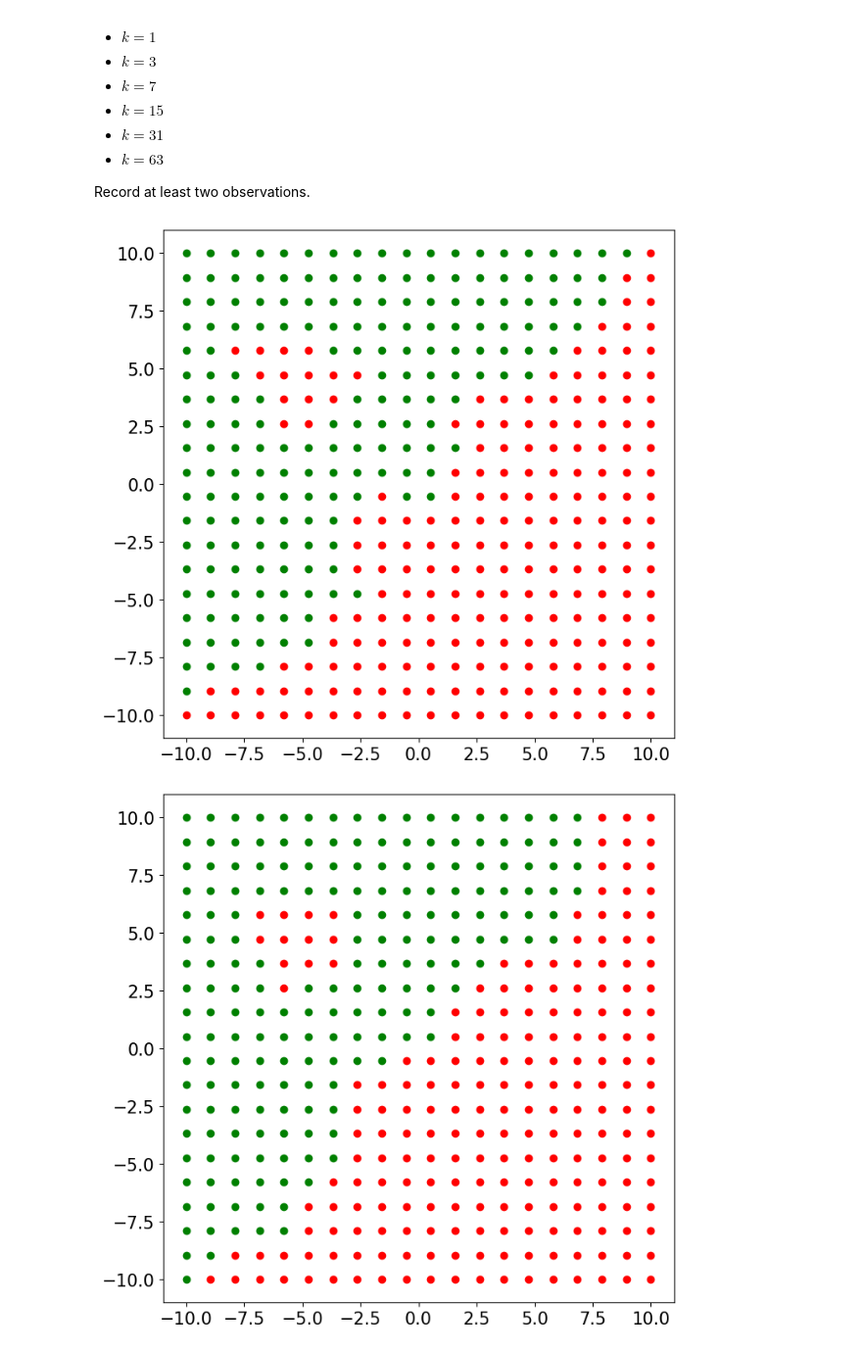
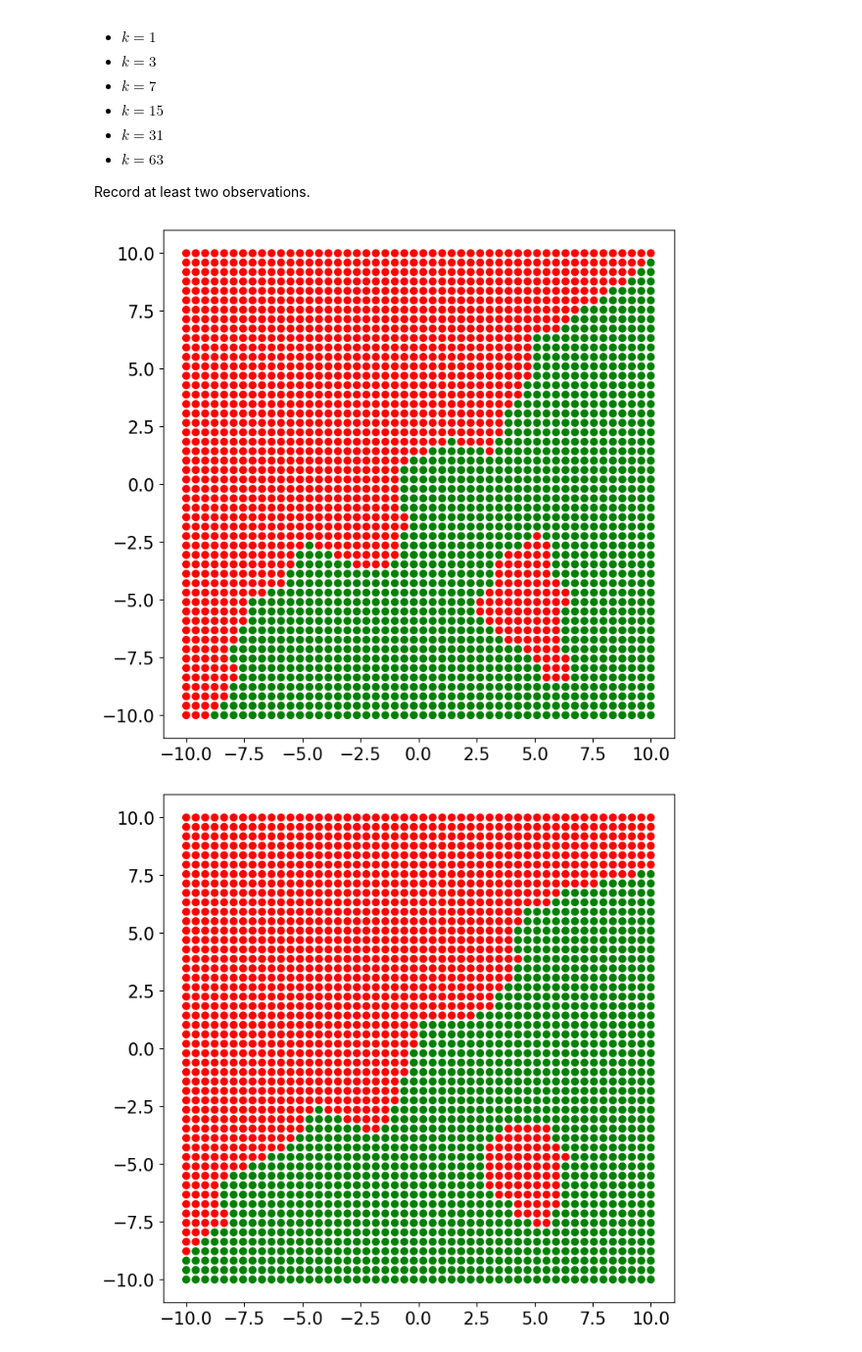
Before and after one commit to raj-jaiswal/Machine-Learning-Techniques, a Jupyter notebook: Week_7_Binary_Classification.ipynb, the cells around one changed output. Shown at 98% size. Saved outputs shown, nothing was run; the diff lists cells and outputs as text; code cells hidden in the pictures.

```diff
--- a/Week_7_Binary_Classification.ipynb
+++ b/Week_7_Binary_Classification.ipynb
@@ -281,7 +281,7 @@ def predict(X, y, x_test, k):
     for j in range(len(X)):
       if j in nearest:
         continue
-      dist = np.linalg.norm(x_test - X[j])
+      dist = (x_test[0] - X[j][0])**2 + (x_test[1] - X[j][1])**2
       if dist < least:
         least = dist
         least_index = j
@@ -308,22 +308,25 @@ Record at least two observations.
 # %%
 ### Solution ###
 def show_decision_boundary(k):
-  X_points=np.linspace(-10, 10, 20)
-  Y_points=np.linspace(-10, 10, 20)
+  X_points=np.linspace(-10, 10, 50)
+  Y_points=np.linspace(-10, 10, 50)
+  X_point, Y = np.meshgrid(X_points, Y_points)
+  colors=[]
   for x in X_points:
     for labels in Y_points:
       if predict(X, y, np.array([x, labels]), k) == 1:
-        plt.scatter([x], [labels], c='green')
+        colors.append('green')
       else:
-        plt.scatter([x], [labels], c='red')
+        colors.append('red')
+  plt.scatter(X_point, Y, c=colors)
   plt.show()
 
 show_decision_boundary(1)
 show_decision_boundary(3)
 show_decision_boundary(7)
 show_decision_boundary(15)
 show_decision_boundary(31)
 show_decision_boundary(63)
 # %% [output]
-[figure, old version]
+[figure, new version]
-[figure, old version]
+[figure, new version]
```
Also changed, not shown: parts of 1 cell of this notebook.
